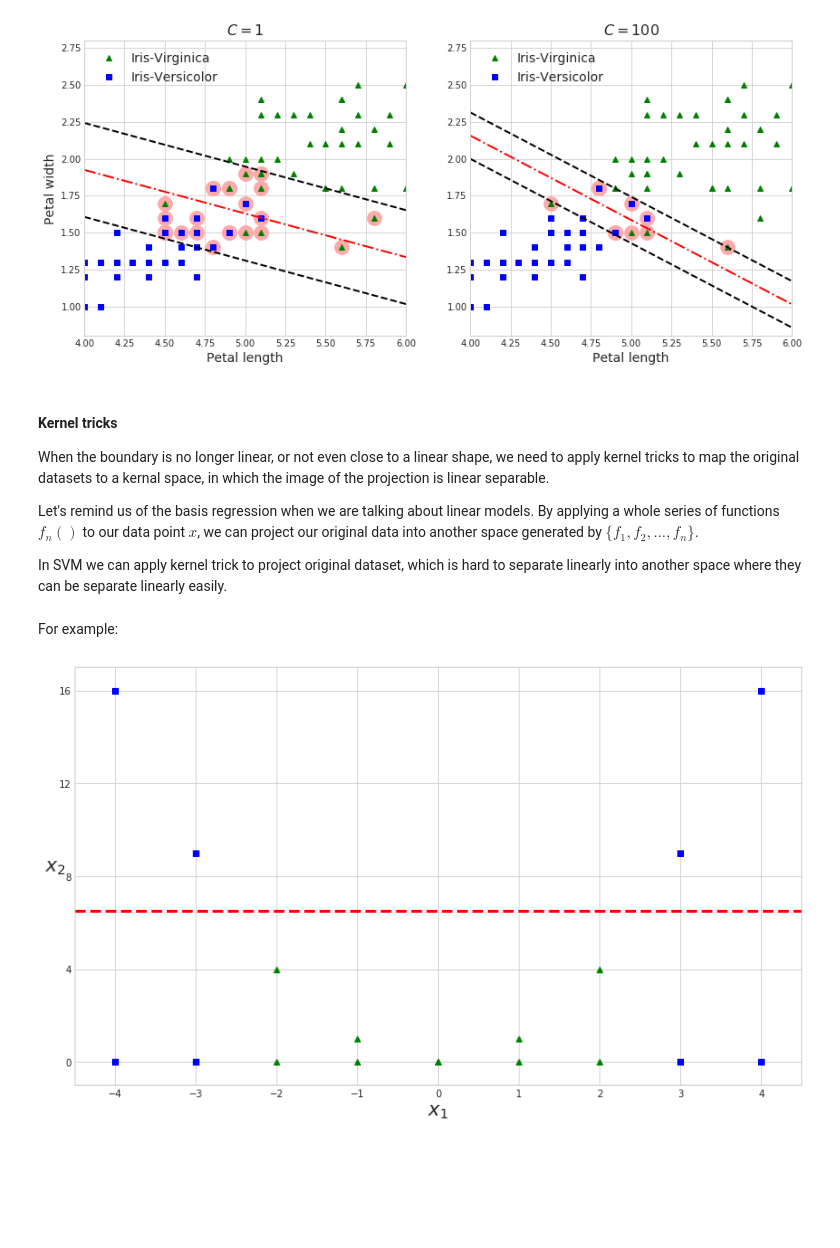
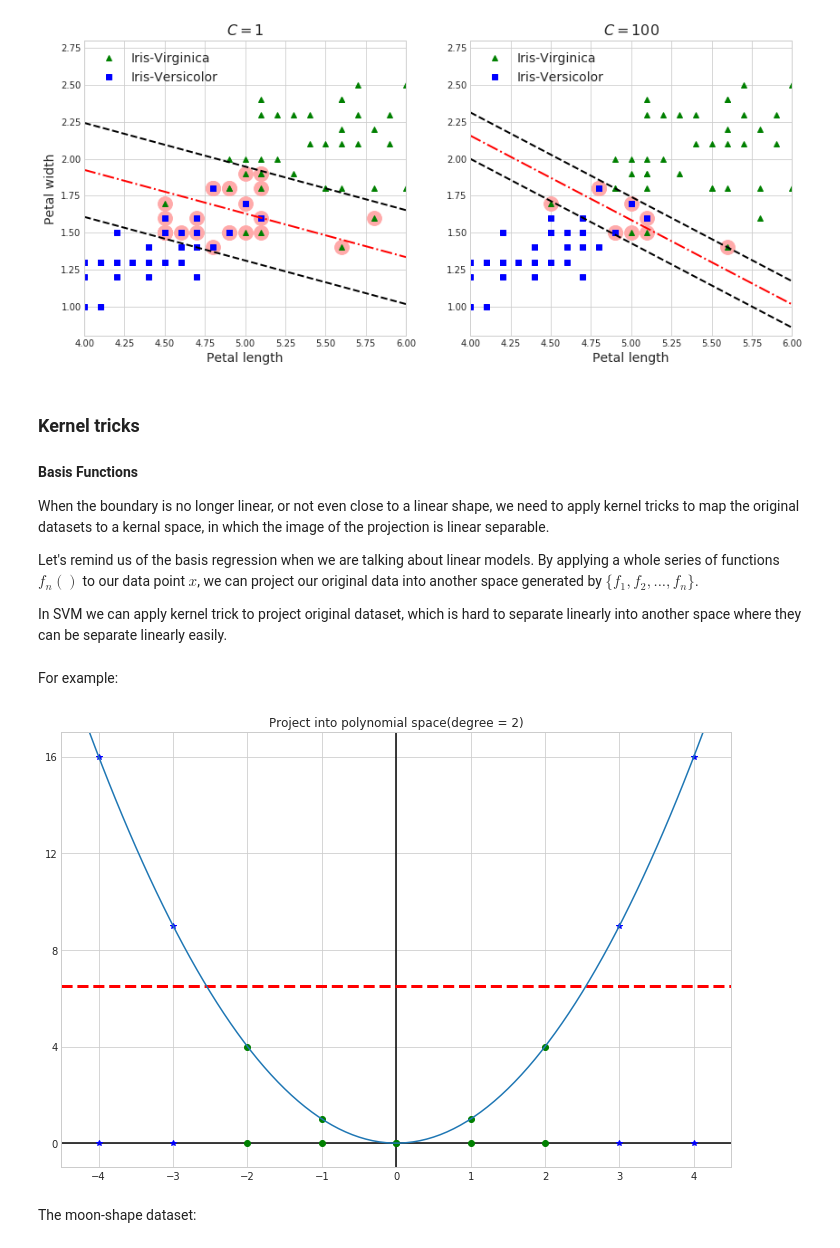
Before and after one commit to wrk1231/DataAnalysis-ML, a Jupyter notebook: SVM.ipynb, the cells around one changed output. Drawn from its saved outputs; the diff is of its cells as text; code cells hidden in the pictures; blank space fills up the shorter version.

```diff
--- a/SVM.ipynb
+++ b/SVM.ipynb
@@ -391,8 +415,9 @@ plt.axis([4, 6, 0.8, 2.8])
 [4, 6, 0.8, 2.8]
 [figure]
 # %% [markdown]
-#### Kernel tricks
+### Kernel tricks
 
+#### Basis Functions
 When the boundary is no longer linear, or not even close to a linear shape, we need to apply kernel tricks to map the original datasets to a kernal space, in which the image of the projection is linear separable.
 
 Let's remind us of the basis regression when we are talking about linear models. By applying a whole series of functions $f_n()$ to our data point $x$, we can project our original data into another space generated by $\{f_1, f_2, ..., f_n\}$.
@@ -403,43 +428,30 @@ For example:
 # %%
 X1D = np.linspace(-4, 4, 9).reshape(-1, 1)
 X2D = np.c_[X1D, X1D**2]
 y = np.array([0, 0, 1, 1, 1, 1, 1, 0, 0])
 
 fig = plt.figure(figsize=(12, 8))
 ax = plt.axes()
-# plt.figure(figsize=(12, 8))
-
-
-
-
-plt.axhline(y=0, color='k')
-plt.axvline(x=0, color='k')
-plt.plot(X2D[:, 0][y==0], X2D[:, 1][y==0], "bs")
-plt.plot(X2D[:, 0][y==1], X2D[:, 1][y==1], "g^")
-plt.plot(X1D[:, 0][y==0], np.zeros(4), "bs")
-plt.plot(X1D[:, 0][y==1], np.zeros(5), "g^")
-plt.xlabel(r"$x_1$", fontsize=20)
-plt.ylabel(r"$x_2$", fontsize=20, rotation=0)
-plt.gca().get_yaxis().set_ticks([0, 4, 8, 12, 16])
-plt.plot([-4.5, 4.5], [6.5, 6.5], "r--", linewidth=3)
-plt.axis([-4.5, 4.5, -1, 17])
-plt.show()
-
 
 
 ax.axhline(y=0, color='k')
 ax.axvline(x=0, color='k')
-ax.plot(X2D[:, 0][y==0], X2D[:, 1][y==0], "bs")
-ax.plot(X2D[:, 0][y==1], X2D[:, 1][y==1], "g^")
-ax.plot(X1D[:, 0][y==0], np.zeros(4), "bs")
-ax.plot(X1D[:, 0][y==1], np.zeros(5), "g^")
-plt.xlabel(r"$x_1$", fontsize=20)
-plt.ylabel(r"$x_2$", fontsize=20, rotation=0)
-plt.gca().get_yaxis().set_ticks([0, 4, 8, 12, 16])
-plt.plot([-4.5, 4.5], [6.5, 6.5], "r--", linewidth=3)
-plt.axis([-4.5, 4.5, -1, 17])
+ax.plot(X2D[:, 0][y==0], X2D[:, 1][y==0], "b*")
+ax.plot(X2D[:, 0][y==1], X2D[:, 1][y==1], "go")
+ax.plot(X1D[:, 0][y==0], np.zeros(4), "b*")
+ax.plot(X1D[:, 0][y==1], np.zeros(5), "go")
+fig.gca().get_yaxis().set_ticks([0, 4, 8, 12, 16])
+ax.plot([-4.5, 4.5], [6.5, 6.5], "r--", linewidth=3)
+ax.axis([-4.5, 4.5, -1, 17])
+
+x_line = np.linspace(-4.5, 4.5, 100)
+y_line = x_line* x_line
+ax.plot(x_line, y_line)
+ax.set_title('Project into polynomial space(degree = 2)');
 # %% [output]
-[figure, old version]
+[figure, new version]
+# %% [markdown]
+The moon-shape dataset:
 # %%
 from sklearn.datasets import make_moons
 ## make moons is a classical data generation function for generating moon-shape dataset,
```
Also changed, not shown: parts of 9 cells of this notebook.
